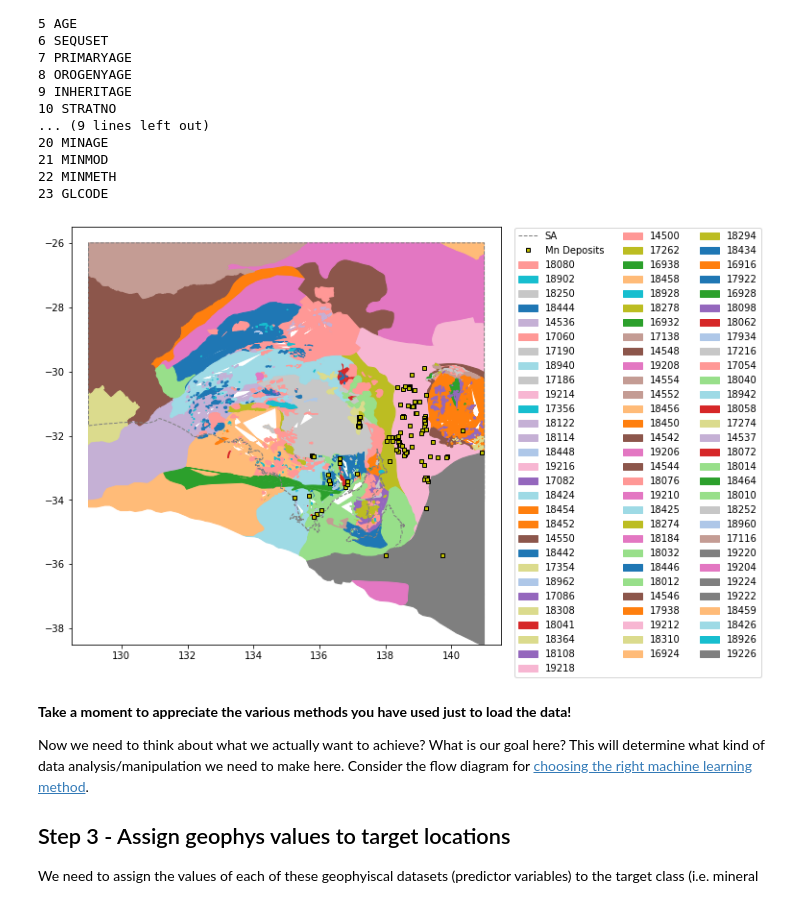
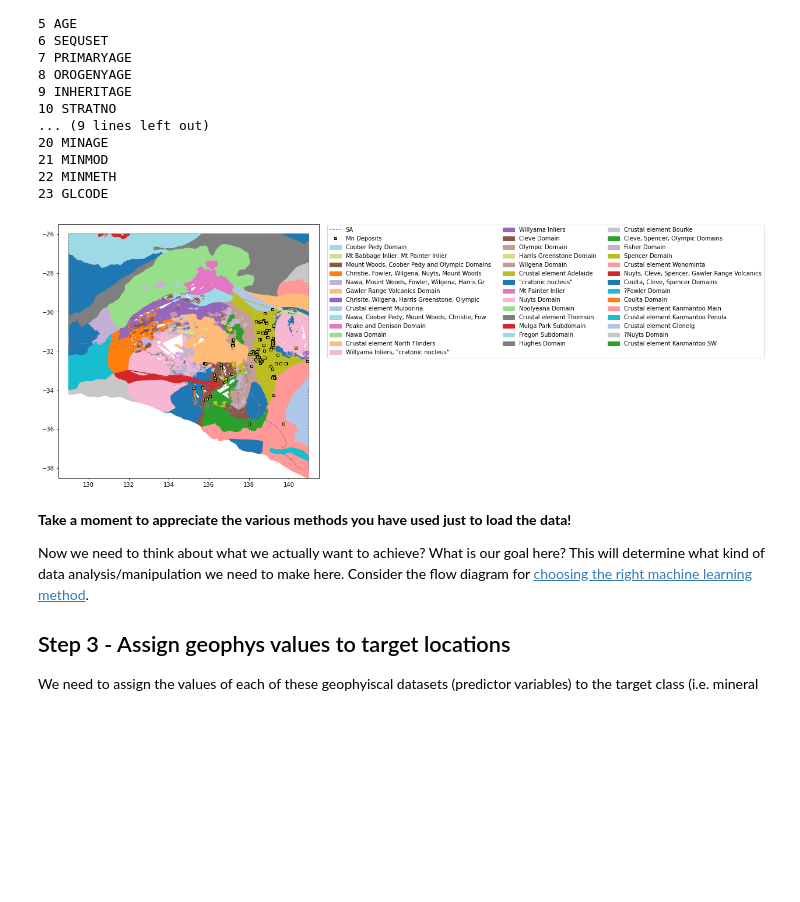
Before and after one commit to Sydney-Informatics-Hub/geopython-pawsey, a Jupyter notebook: _ipynb/01-build_the_data.ipynb, the cells around one changed output. Drawn from its saved outputs; the diff is of its cells as text; code cells hidden in the pictures; blank space fills up the shorter version.

```diff
--- a/_ipynb/01-build_the_data.ipynb
+++ b/_ipynb/01-build_the_data.ipynb
@@ -299,8 +299,8 @@ for i,field in enumerate(geolshape.fields):
 fig = plt.figure(figsize=(8,8))
 ax = plt.axes()
 
-#index of the geology unit
-geoindex = 23
+#index of the geology unit #4 #10 #12
+geoindex = 4
 #Gather all the unique Major Geology unit numbers
 labs=[]
 for i in recsArch:
@@ -317,34 +317,34 @@ for i, geol in enumerate(geols):
 #Plot each of the geology polygons
 legend1=[]
 for i in range(len(shapesArch)):
     boundary = shapesArch[i].points
     xs = [x for x, y in shapesArch[i].points]
     ys = [y for x, y in shapesArch[i].points]
     c = cdict[recsArch[i][geoindex]]
     l1 = ax.fill(xs,ys,c=c,label=recsArch[i][geoindex])
     legend1.append(l1)
 
 #Plot the extra stuff
 l2 = ax.plot(xval,yval,'grey',linestyle='--',linewidth=1,label='SA')
 l3 = ax.plot(comm.LONGITUDE, comm.LATITUDE,
         marker='s', markeredgecolor='k', linestyle='',markersize=4, color='y',
         label=commname+" Deposits")
 
 #Todo: Split the legends
 #ax.legend([l2,l3],['SA',commname+" Deposits"],loc=3)
 
 #Legend without duplicate values
 handles, labels = ax.get_legend_handles_labels()
 unique = [(h, l) for i, (h, l) in enumerate(zip(handles, labels)) if l not in labels[:i]]
 ax.legend(*zip(*unique), bbox_to_anchor = (1.02, 1.01), ncol=3)
 
 plt.xlim(128.5,141.5)
 plt.ylim(-38.5,-25.5)
 #plt.legend(loc=3) #bbox_to_anchor = (1.05, 0.6))
 
 plt.show()
 # %% [output]
-[figure, old version]
+[figure, new version]
 # %% [markdown]
 **Take a moment to appreciate the various methods you have used just to load the data!**
 
```
Also changed, not shown: parts of 28 cells of this notebook, 18 other files.
